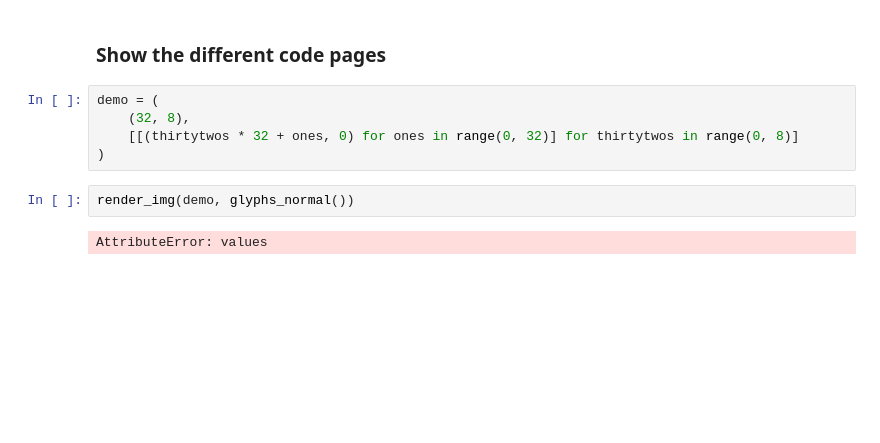
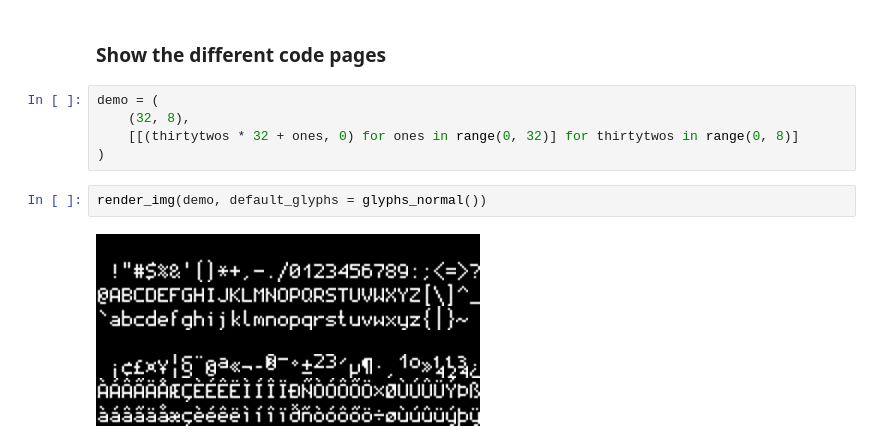
Before and after one commit to econandrew/hn_mystery_files, a Jupyter notebook: hn_mystery_files.ipynb, the cells around one changed output. Drawn from its saved outputs; the diff is of its cells as text; blank space fills up the shorter version.

```diff
--- a/hn_mystery_files.ipynb
+++ b/hn_mystery_files.ipynb
@@ -560,7 +560,7 @@ demo = (
     [[(thirtytwos * 32 + ones, 0) for ones in range(0, 32)] for thirtytwos in range(0, 8)]
 )
 # %%
-render_img(demo, glyphs_normal())
+render_img(demo, default_glyphs = glyphs_normal())
 # %% [output]
-AttributeError: values
+[figure, added]
 # %%
```
Also changed, not shown: parts of 6 cells of this notebook, 27 other files.
